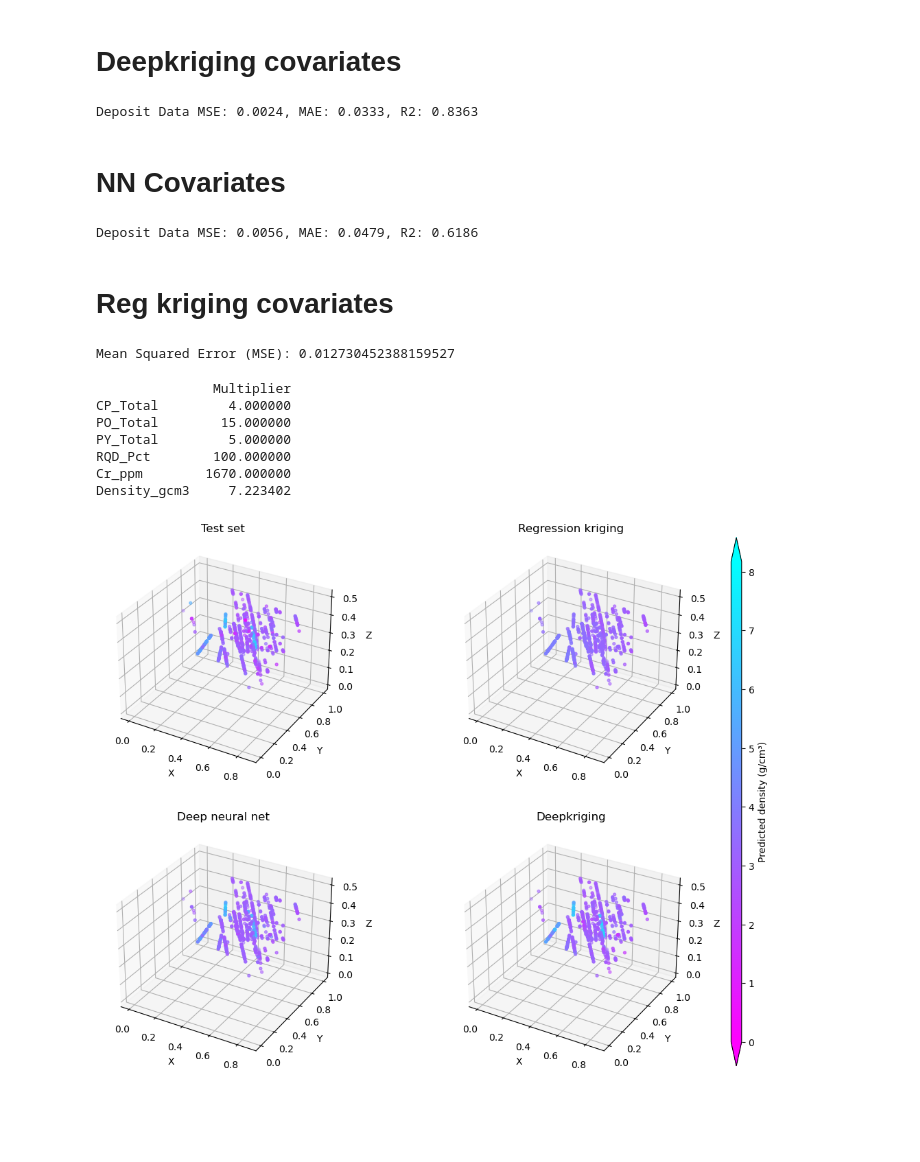
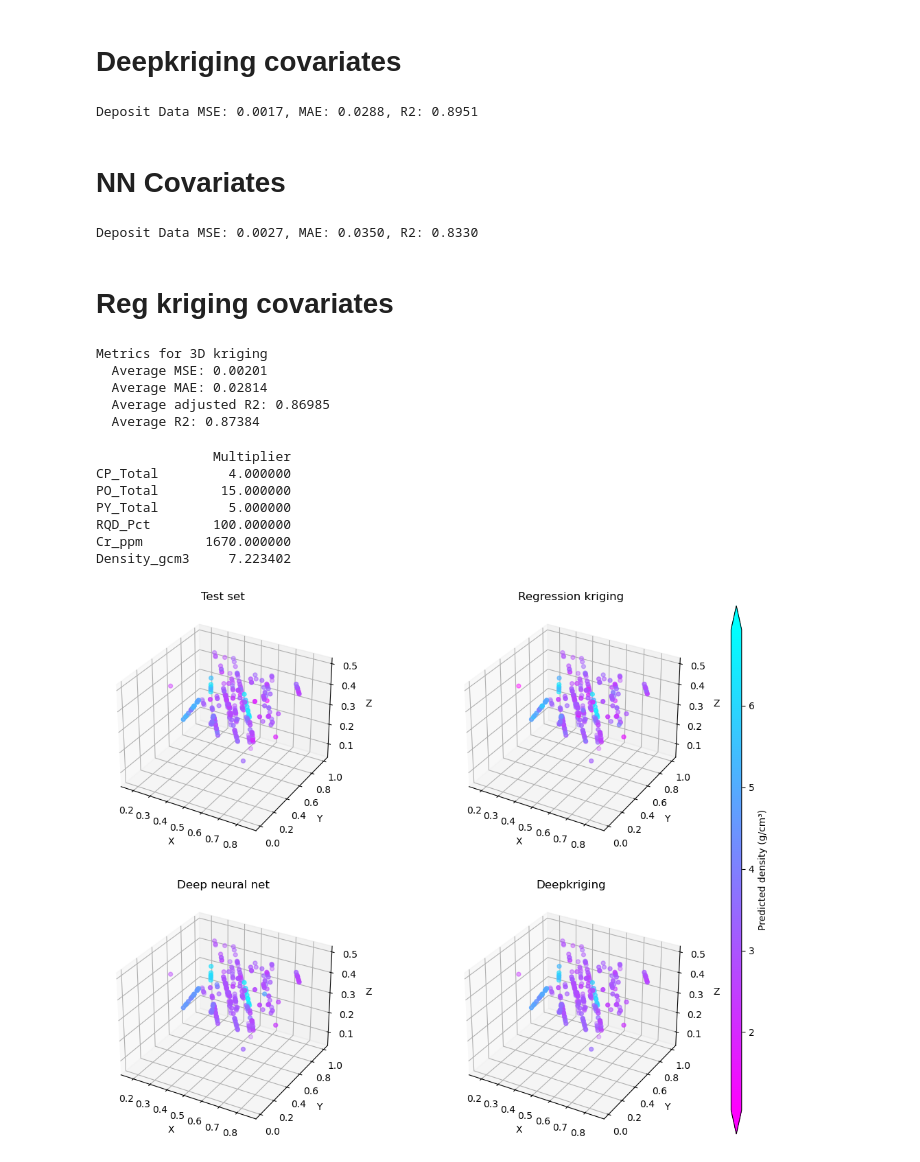
Before and after one commit to markdlindsay/DK_Batch_Shapley, a Jupyter notebook: 3d_plots.ipynb, the cells around one changed output. Saved outputs shown, nothing was run; the diff lists cells and outputs as text; code cells hidden in the pictures; blank space fills up the shorter version.

```diff
--- a/3d_plots.ipynb
+++ b/3d_plots.ipynb
@@ -14,55 +14,74 @@ deposit_data = pd.read_csv("Data/final_dataset_1_no_0.csv", low_memory=False)
 # Deepkriging covariates
 # %%
 trainer_regular = DeepKrigingTrainer(deposit_data, covariates=['CP_Total', 'PO_Total', 'PY_Total', 'RQD_Pct', 'Cr_ppm'], regular_nn=False, plot_errors=False)
-trainer_regular.train_neural_network(mode="regular", test_size=0.3)
+trainer_regular.train_neural_network(mode="regular", test_size=0.1)
 test_predictions_dk = trainer_regular.test_predictions
 # %% [output]
-Deposit Data MSE: 0.0024, MAE: 0.0333, R2: 0.8363
+Deposit Data MSE: 0.0017, MAE: 0.0288, R2: 0.8951
 # %% [markdown]
 # NN Covariates
 # %%
 trainer = DeepKrigingTrainer(deposit_data, covariates=['CP_Total', 'PO_Total', 'PY_Total', 'RQD_Pct', 'Cr_ppm'], regular_nn=True, plot_errors=False)
 
-trainer.train_neural_network(mode="regular", test_size=0.3)
+trainer.train_neural_network(mode="regular", test_size=0.1)
 test_predictions_nn = trainer.test_predictions
 # %% [output]
-Deposit Data MSE: 0.0056, MAE: 0.0479, R2: 0.6186
+Deposit Data MSE: 0.0027, MAE: 0.0350, R2: 0.8330
 # %% [markdown]
 # Reg kriging covariates
 # %%
-np.random.seed(42)
+import numpy as np
+from sklearn.model_selection import train_test_split
+from sklearn.linear_model import LinearRegression
+import gstools as gs
+from sklearn.metrics import mean_squared_error, mean_absolute_error, r2_score
 
-# Separate input features (x) and target variable (y)
-y = deposit_data['Density_gcm3'].values[:, np.newaxis]  # Keep variable as the output
-x = deposit_data[['X', 'Y', 'Z','CP_Total', 'PO_Total', 'PY_Total', 'RQD_Pct', 'Cr_ppm']].values
 
-# Perform 70:30 train-test split
-x_train, x_test, y_train, y_test = train_test_split(x, y, test_size=0.3, random_state=42)
+y = deposit_data['Density_gcm3'].values
+x = deposit_data[['X', 'Y', 'Z', 'CP_Total', 'PO_Total', 'PY_Total', 'RQD_Pct', 'Cr_ppm']].values
 
-# Fit a linear regression model
+x_train, x_test, y_train, y_test = train_test_split(x, y, test_size=0.1, random_state=42)
+
 regression_model = LinearRegression()
 regression_model.fit(x_train, y_train)
 
-# Predictions from the regression model
-test_predictions_rk = regression_model.predict(x_test)
+reg_pred_train = regression_model.predict(x_train)
+reg_pred_test = regression_model.predict(x_test)
+
+residuals_train = y_train - reg_pred_train.flatten()
+
+model = gs.Cubic(dim=3)
+krige = gs.krige.Ordinary(model, cond_pos=[x_train[:, 0], x_train[:, 1], x_train[:, 2]], cond_val=residuals_train, fit_variogram=True)
+
+kriging_pred, kriging_var = krige([x_test[:, 0], x_test[:, 1], x_test[:, 2]], return_var=True)
+
+test_predictions_rk = reg_pred_test.flatten() + kriging_pred
 
 mse = mean_squared_error(y_test, test_predictions_rk)
 mae = mean_absolute_error(y_test, test_predictions_rk)
-sst = np.mean((y_test - np.mean(y_test)) ** 2) * len(y_test)
-ssr = np.mean((test_predictions_rk - y_test) ** 2) * len(y_test)
+
+n = len(y_test)
+sst = np.sum((y_test - np.mean(y_test)) ** 2)
+ssr = np.sum((y_test - test_predictions_rk) ** 2)
 r2 = 1 - (ssr / sst)
 
-# Calculate adjusted R-squared
-n = len(y_test)
 num_predictors = x_test.shape[1]
 adjusted_r2 = 1 - ((1 - r2) * (n - 1) / (n - num_predictors - 1))
 
-# Print metrics
-print(f"Mean Squared Error (MSE): {mse}")
-#print(f"Mean Absolute Error (MAE): {mae}")
-#print(f"Adjusted R-squared: {adjusted_r2}")
+# Calculate mean metrics across folds
+
+
+print("Metrics for 3D kriging")
+print(f"  Average MSE: {mse:.5f}")
+print(f"  Average MAE: {mae:.5f}")
+print(f"  Average adjusted R2: {adjusted_r2:.5f}")
+print(f"  Average R2: {r2:.5f}")
 # %% [output]
-Mean Squared Error (MSE): 0.012730452388159527
+Metrics for 3D kriging
+  Average MSE: 0.00201
+  Average MAE: 0.02814
+  Average adjusted R2: 0.86985
+  Average R2: 0.87384
 # %%
 filtered_unnormalised_deposit_data = pd.read_csv('Data/filtered_unnormalised_deposit_data.csv')
 # Assuming filtered_unnormalised_deposit_data and deposit_data are defined
@@ -93,44 +112,39 @@ all_predictions = np.concatenate([test_predictions_dk.ravel(), test_predictions_
 min_value = all_predictions.min()*multipliers['Density_gcm3']
 max_value = all_predictions.max()*multipliers['Density_gcm3']
 
 # Define custom colormap using magenta and cyan colors, like the rest of the paper
-colors = [(1, 0, 1), (0, 1, 1)]  # Magenta to Cyan
+colors = [(1, 0, 1), (0, 1, 1)]
 cmap_name = 'MagentaCyan'
 custom_cmap = LinearSegmentedColormap.from_list(cmap_name, colors)
 
-# Create Matplotlib figure and subplots
 fig, axs = plt.subplots(2, 2, figsize=(15, 10), subplot_kw={'projection': '3d'})
 
-# Define scatter plots for each subplot with vmin and vmax values
-scatter1 = axs[1, 1].scatter(test_data_xyz[:, 0], test_data_xyz[:, 1], test_data_xyz[:, 2], c=test_predictions_dk.ravel()*multipliers['Density_gcm3'], cmap=custom_cmap, s=8, vmin=min_value, vmax=max_value)
-scatter2 = axs[1, 0].scatter(test_data_xyz[:, 0], test_data_xyz[:, 1], test_data_xyz[:, 2], c=test_predictions_nn.ravel()*multipliers['Density_gcm3'], cmap=custom_cmap, s=8, vmin=min_value, vmax=max_value)
-scatter3 = axs[0, 1].scatter(test_data_xyz[:, 0], test_data_xyz[:, 1], test_data_xyz[:, 2], c=test_predictions_rk.ravel()*multipliers['Density_gcm3'], cmap=custom_cmap, s=8, vmin=min_value, vmax=max_value)
-scatter4 = axs[0, 0].scatter(test_data_xyz[:, 0], test_data_xyz[:, 1], test_data_xyz[:, 2], c=y_test.ravel()*multipliers['Density_gcm3'], cmap=custom_cmap, s=8, vmin=min_value, vmax=max_value)
+scatter1 = axs[1, 1].scatter(test_data_xyz[:, 0], test_data_xyz[:, 1], test_data_xyz[:, 2], c=test_predictions_dk.ravel()*multipliers['Density_gcm3'], cmap=custom_cmap, s=18, vmin=min_value, vmax=max_value)
+scatter2 = axs[1, 0].scatter(test_data_xyz[:, 0], test_data_xyz[:, 1], test_data_xyz[:, 2], c=test_predictions_nn.ravel()*multipliers['Density_gcm3'], cmap=custom_cmap, s=18, vmin=min_value, vmax=max_value)
+scatter3 = axs[0, 1].scatter(test_data_xyz[:, 0], test_data_xyz[:, 1], test_data_xyz[:, 2], c=test_predictions_rk.ravel()*multipliers['Density_gcm3'], cmap=custom_cmap, s=18, vmin=min_value, vmax=max_value)
+scatter4 = axs[0, 0].scatter(test_data_xyz[:, 0], test_data_xyz[:, 1], test_data_xyz[:, 2], c=y_test.ravel()*multipliers['Density_gcm3'], cmap=custom_cmap, s=18, vmin=min_value, vmax=max_value)
 
-# Set titles for each subplot
 axs[1, 1].set_title('Deepkriging')
 axs[1, 0].set_title('Deep neural net')
 axs[0, 1].set_title('Regression kriging')
 axs[0, 0].set_title('Test set')
 
-# Set common labels for all subplots
 for ax in axs.flat:
     ax.set_xlabel('X')
     ax.set_ylabel('Y')
     ax.set_zlabel('Z')
 
 # Create a single colorbar
 norm = Normalize(vmin=min_value, vmax=max_value)
 sm = plt.cm.ScalarMappable(cmap=custom_cmap, norm=norm)
 sm.set_array([])
 cbar = fig.colorbar(sm, ax=axs, pad=0.05, aspect=50, extend='both')
 cbar.set_label('Predicted density (g/cm³)')
 
-#plt.tight_layout()
 plt.savefig('Figures/3d_plots_all.png')  # Save the plot as PNG
 plt.show()
 # %% [output]
-[figure, old version]
+[figure, new version]
 # %%
 dk_density = test_predictions_dk.ravel() * multipliers['Density_gcm3']
 nn_density = test_predictions_nn.ravel() * multipliers['Density_gcm3']
```
Also changed, not shown: parts of 4 cells of this notebook, 31 other files.
